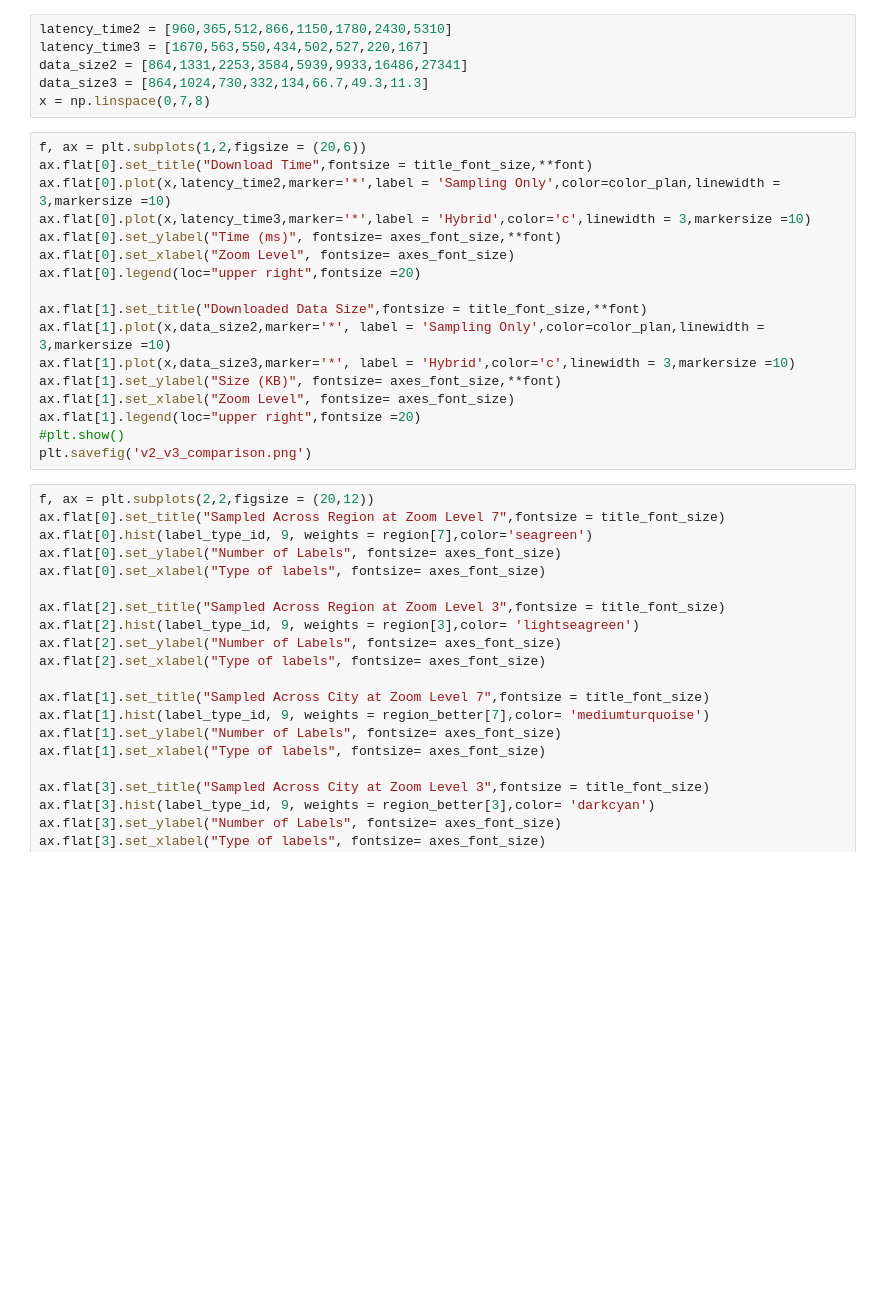
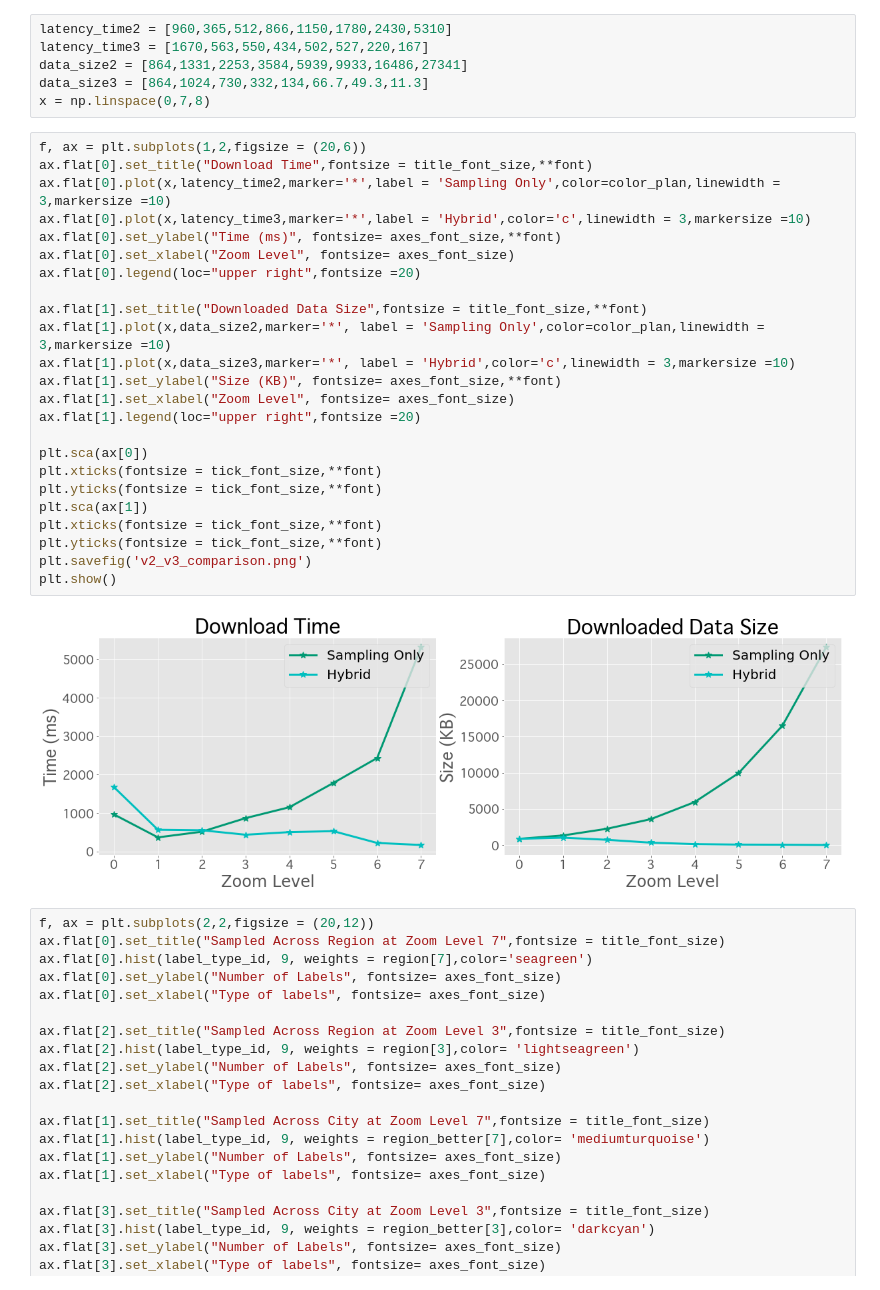
Before and after one commit to zhuMingXu/SidewalkWebpage, a Jupyter notebook: Thinning/Plots.ipynb, the cells around one changed output. Cells and saved outputs as stored; diff of their text form; blank space fills up the shorter version.

```diff
--- a/Thinning/Plots.ipynb
+++ b/Thinning/Plots.ipynb
@@ -87,20 +96,29 @@ x = np.linspace(0,7,8)
 # %%
 f, ax = plt.subplots(1,2,figsize = (20,6))
 ax.flat[0].set_title("Download Time",fontsize = title_font_size,**font)
 ax.flat[0].plot(x,latency_time2,marker='*',label = 'Sampling Only',color=color_plan,linewidth = 3,markersize =10)
 ax.flat[0].plot(x,latency_time3,marker='*',label = 'Hybrid',color='c',linewidth = 3,markersize =10)
 ax.flat[0].set_ylabel("Time (ms)", fontsize= axes_font_size,**font)
 ax.flat[0].set_xlabel("Zoom Level", fontsize= axes_font_size)
 ax.flat[0].legend(loc="upper right",fontsize =20)
 
 ax.flat[1].set_title("Downloaded Data Size",fontsize = title_font_size,**font)
 ax.flat[1].plot(x,data_size2,marker='*', label = 'Sampling Only',color=color_plan,linewidth = 3,markersize =10)
 ax.flat[1].plot(x,data_size3,marker='*', label = 'Hybrid',color='c',linewidth = 3,markersize =10)
 ax.flat[1].set_ylabel("Size (KB)", fontsize= axes_font_size,**font)
 ax.flat[1].set_xlabel("Zoom Level", fontsize= axes_font_size)
 ax.flat[1].legend(loc="upper right",fontsize =20)
-#plt.show()
+
+plt.sca(ax[0])
+plt.xticks(fontsize = tick_font_size,**font)
+plt.yticks(fontsize = tick_font_size,**font)
+plt.sca(ax[1])
+plt.xticks(fontsize = tick_font_size,**font)
+plt.yticks(fontsize = tick_font_size,**font)
 plt.savefig('v2_v3_comparison.png')
+plt.show()
+# %% [output]
+[figure, added]
 # %%
 f, ax = plt.subplots(2,2,figsize = (20,12))
 ax.flat[0].set_title("Sampled Across Region at Zoom Level 7",fontsize = title_font_size)
```
Also changed, not shown: parts of 3 cells of this notebook, 3 other files.
